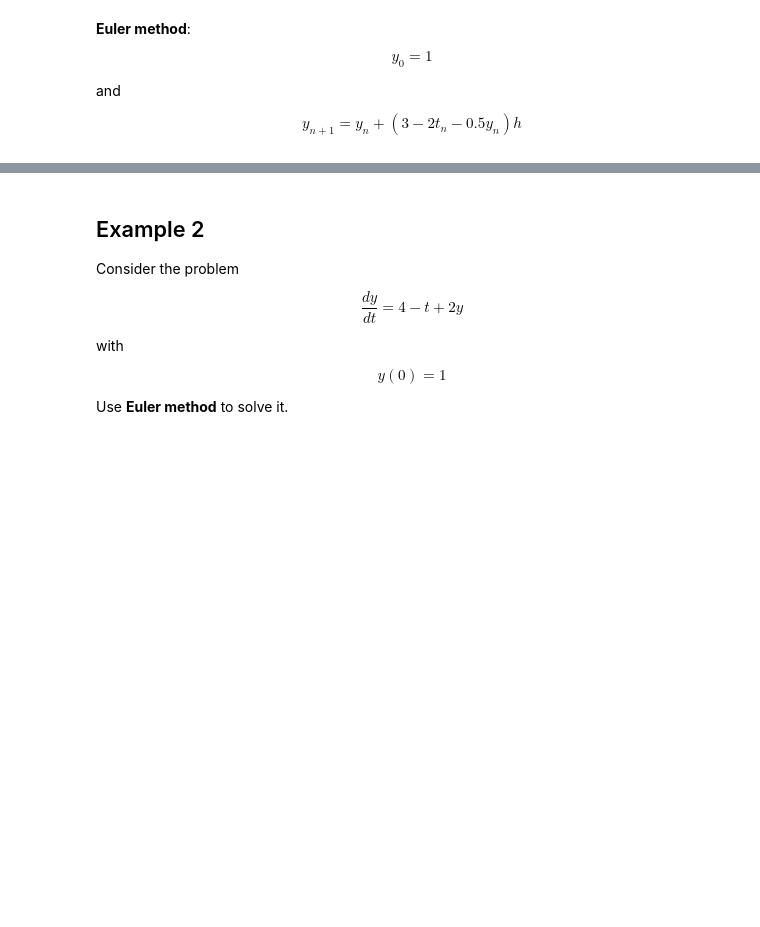
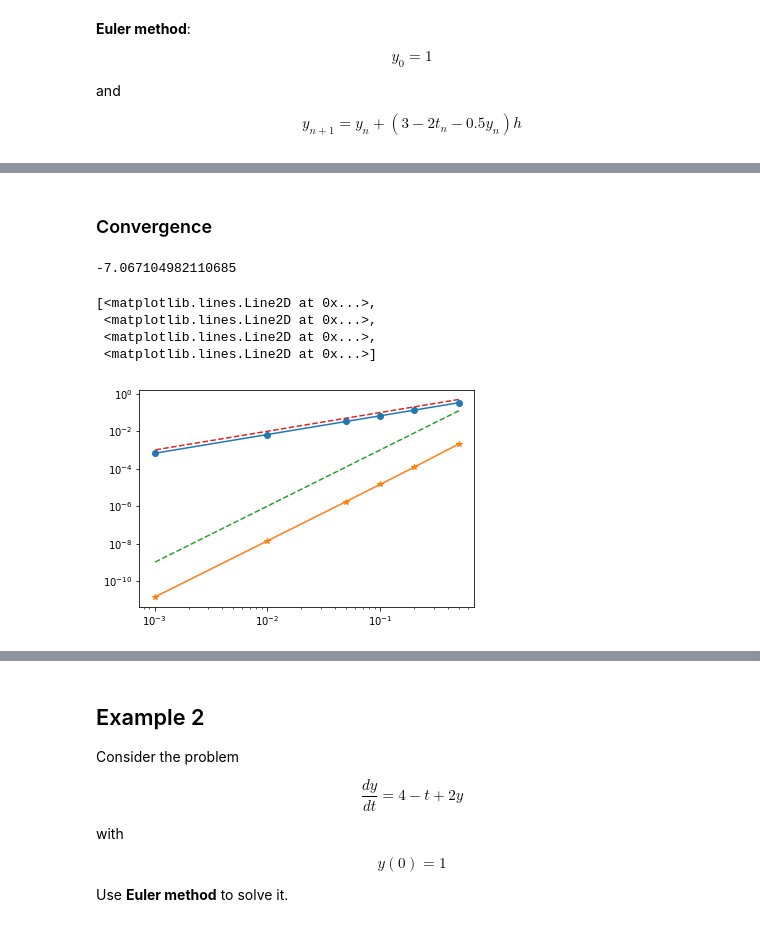
Before and after one commit to mazhengcn/scientific-computing-with-python, a Jupyter notebook: others/ode.ipynb, the cells around one changed output, grey strips where cells are left out. Cells and saved outputs as stored; diff of their text form; code cells hidden in the pictures; blank space fills up the shorter version.

```diff
--- a/others/ode.ipynb
+++ b/others/ode.ipynb
@@ -34,13 +54,15 @@ $$
 # %%
-def Euler(f, init, T, dt):
-    t = np.arange(1, T+dt, dt)
+# Forward Euler method
+def Euler(f: Callable[..., np.float32], init: float, T: float, dt: float):
+    t = np.arange(0, T + dt, dt)
     nt = t.shape[0]
     y = np.zeros(nt)
 
+    # initial condition
     y[0] = init
 
-    for n in range(nt-1):
-        y[n+1] = y[n] + f(t[n], y[n])*dt
+    for n in range(nt - 1):
+        y[n + 1] = y[n] + f(t[n], y[n]) * dt
 
     return t, y
 # %%
@@ -102,8 +158,8 @@ y_{n+1} = y_n + (3 - 2t_n - 0.5y_n)h
 $$
 # %%
 def f1(t, y):
-    return 3 - 2*t - 0.5*y
+    return 3 - 2 * t - 0.5 * y
 
-h = 0.2
+h = 0.1
 # %%
 %time t_num, y_num = Euler(f1, 1.0, 5.0, h)
@@ -123,0 +180,8 @@ plt.plot(t_rk, y_rk, '-*', t_num, y_num, '-o',t, 14-4*t-13*np.exp(-t/2))
+# %% [markdown]
+### Convergence
+# %%
+t = 5.0
+
+14 - 4 * t - 13 * np.exp(-t / 2)
+# %% [output]
+-7.067104982110685
@@ -123,0 +196,8 @@ plt.plot(t_rk, y_rk, '-*', t_num, y_num, '-o',t, 14-4*t-13*np.exp(-t/2))
+# %%
+plt.loglog(list_h, errors1, '-o', list_h, errors, '-*', list_h, np.asarray(list_h)**3, '--', list_h, np.asarray(list_h), '--')
+# %% [output]
+[<matplotlib.lines.Line2D at 0x...>,
+ <matplotlib.lines.Line2D at 0x...>,
+ <matplotlib.lines.Line2D at 0x...>,
+ <matplotlib.lines.Line2D at 0x...>]
+[figure, added]
```
Also changed, not shown: parts of 20 cells of this notebook, 3 other files.
